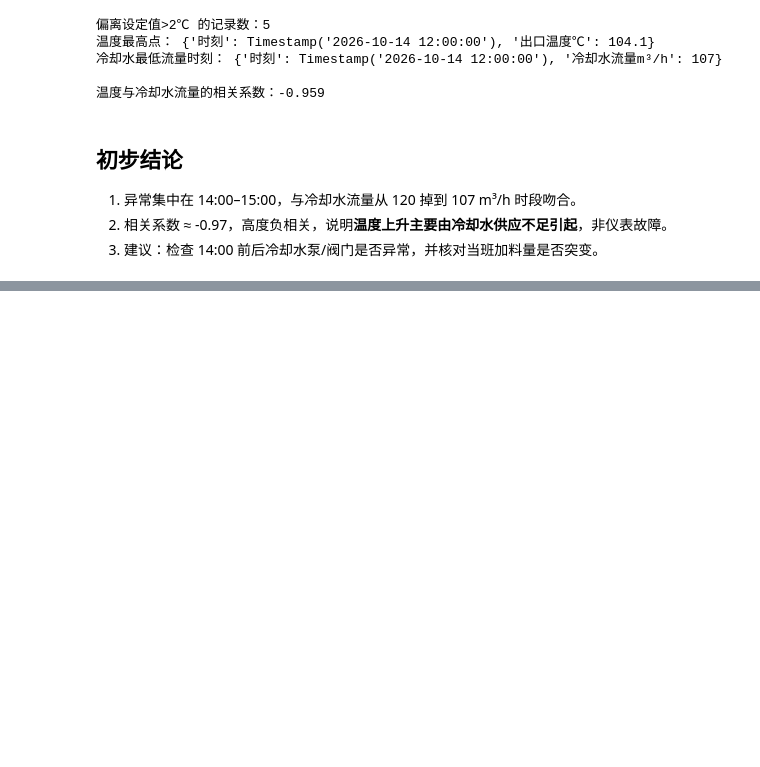
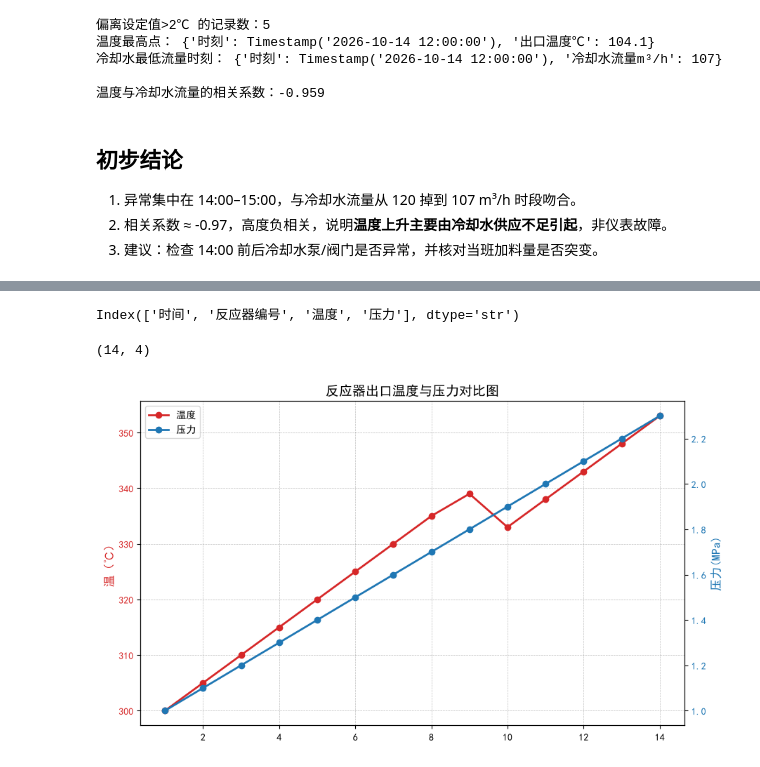
Before and after one commit to 2113325803-glitch/learning-git, a Jupyter notebook: chemical_code/工艺异常分析.ipynb, the cells around one changed output, grey strips where cells are left out. Cells and saved outputs as stored; diff of their text form; code cells hidden in the pictures; blank space fills up the shorter version.

```diff
--- a/chemical_code/工艺异常分析.ipynb
+++ b/chemical_code/工艺异常分析.ipynb
@@ -50,0 +114,62 @@ print(f"\n温度与冷却水流量的相关系数：{corr:.3f}")
+# %%
+print(df.columns)
+# %% [output]
+Index(['时间', '反应器编号', '温度', '压力'], dtype='str')
+# %%
+df = df.drop_duplicates(subset=['时间'],keep='first')
+print(df.shape)
+# %% [output]
+(14, 4)
+# %%
+import matplotlib.pyplot as plt
+
+# 1. 设置中文显示
+plt.rcParams['font.sans-serif'] = ['SimHei']  # 设置字体为黑体
+plt.rcParams['axes.unicode_minus'] = False  # 解决负号显示问题
+
+
+
+# 读取数据
+import pandas as pd
+df = pd.read_excel('化工测试数据.xlsx')
+
+# 2.创建画布和左轴
+
+fig,ax1 = plt.subplots(figsize=(10,6))
+
+# 3.花左轴：温度（红色实线）
+# 提示：ax1.plot(x数据, y数据, 颜色, 线型, 标记, 标签)
+ax1.plot(df['时间'],df['温度'], color='tab:red',marker='o', linewidth= 2, label='温度')
+ax1.set_ylabel('温度（℃）',color='tab:red',fontsize=12)
+ax1.tick_params(axis='y',labelcolor='tab:red')
+ax1.grid(True, linestyle='--', linewidth=0.5, color='gray',alpha=0.5)
+
+# 4.创建右轴（双胞胎）
+#提示：使用ax1.twinx( )
+ax2 = ax1.twinx()
+
+# 5.右轴：压力（蓝色实线）
+ax2.plot(df['时间'],df['压力'],color='tab:blue',marker='o',linewidth=2,label='压力')
+ax2.set_ylabel('压力(MPa)',color='tab:blue',fontsize=12)
+ax2.tick_params(axis='y',labelcolor='tab:blue')
+
+# 6. 合并图例，放在左上角
+# 提示：使用 ax1.get_legend_handles_labels() 和 ax2.get_legend_handles_labels()
+# 提示：使用 ax1.legend(lines1 + lines2, labels1 + labels2, loc='upper left')
+lines1, labels1 = ax1.get_legend_handles_labels()
+lines2, labels2 = ax2.get_legend_handles_labels()
+ax1.legend(lines1 + lines2, labels1 + labels2, loc='upper left', fontsize=10)
+
+
+# 7. 添加标题
+plt.title('反应器出口温度与压力对比图', fontsize=14, fontweight='bold')
+
+# 8. 保存图片（极其重要，放在 plt.show() 之前！）
+# 提示：使用 plt.savefig("化工分析图.png", dpi=300, bbox_inches='tight')
+plt.savefig("化工分析图.png", dpi=300, bbox_inches='tight')
+
+
+# 9. 显示图片
+plt.show()
+# %% [output]
+[figure, added]
```
Also changed, not shown: parts of 6 cells of this notebook.
